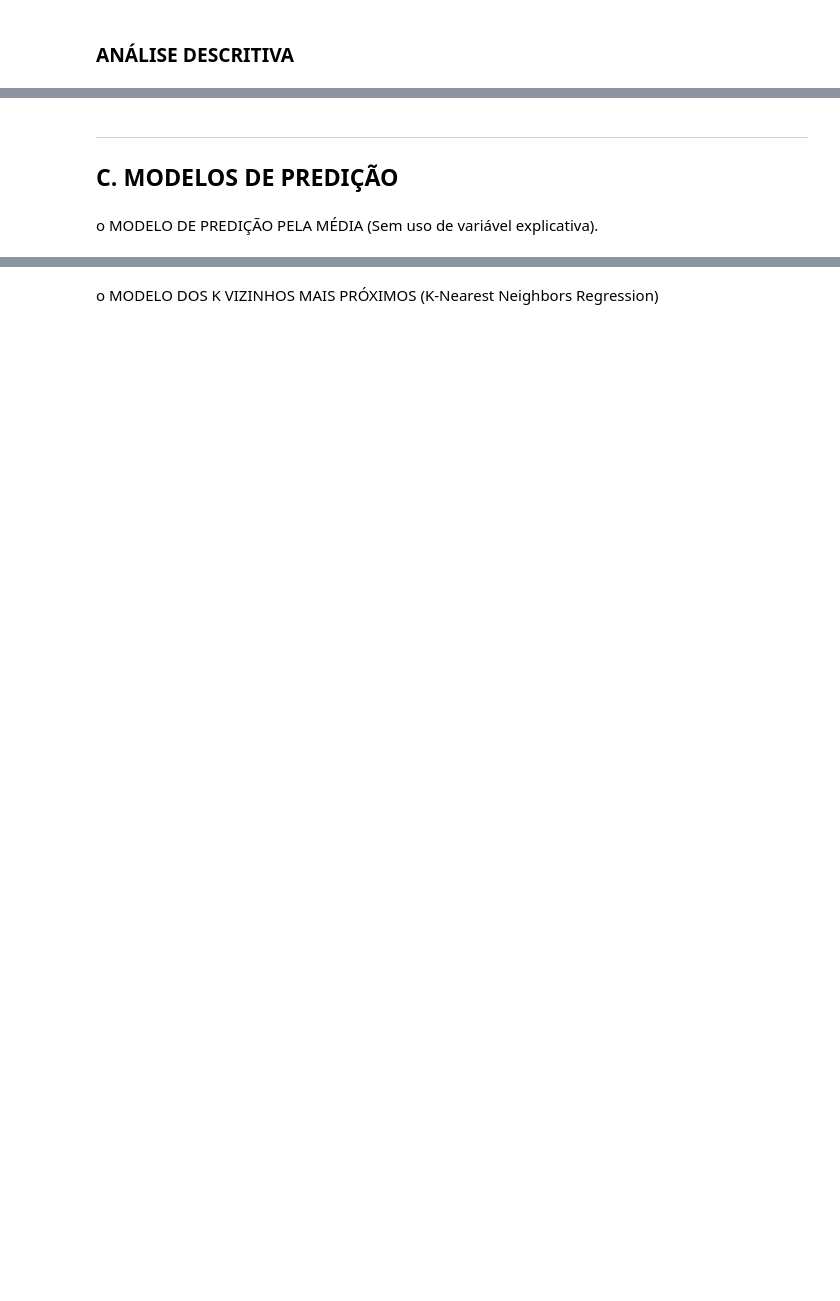
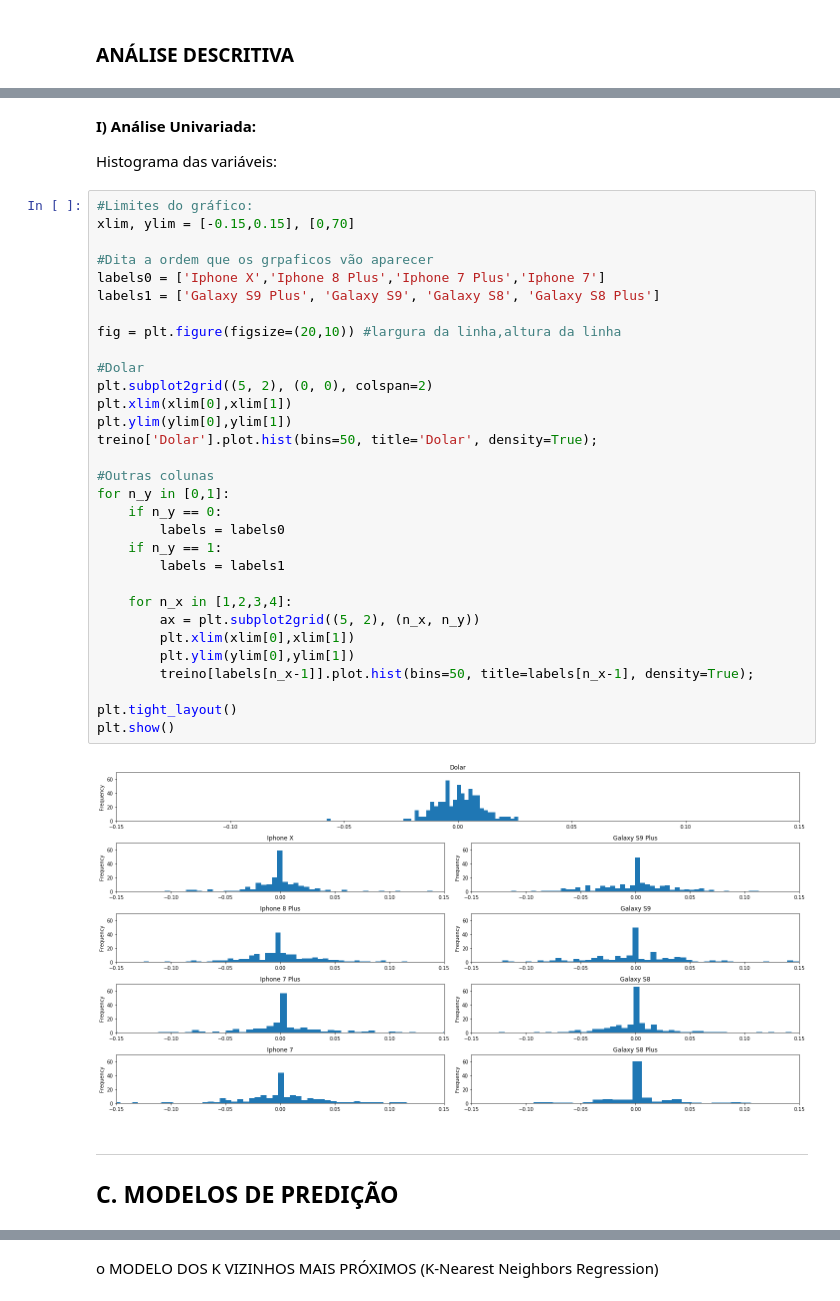
Before and after one commit to gabrielmf1/DP-P3, a Jupyter notebook: Projeto3.ipynb, the cells around one changed output, grey strips where cells are left out. Saved outputs shown, nothing was run; the diff lists cells and outputs as text; blank space fills up the shorter version.

```diff
--- a/Projeto3.ipynb
+++ b/Projeto3.ipynb
@@ -167,5 +274,40 @@ Em nossa base de dados buscamos os preços de telefones das marcas Apple e Samsu
+# %% [markdown]
+__I) Análise Univariada:__ <br>
+
+Histograma das variáveis:
+# %%
+#Limites do gráfico:
+xlim, ylim = [-0.15,0.15], [0,70]
+
+#Dita a ordem que os grpaficos vão aparecer
+labels0 = ['Iphone X','Iphone 8 Plus','Iphone 7 Plus','Iphone 7']
+labels1 = ['Galaxy S9 Plus', 'Galaxy S9', 'Galaxy S8', 'Galaxy S8 Plus']
+
+fig = plt.figure(figsize=(20,10)) #largura da linha,altura da linha
+
+#Dolar
+plt.subplot2grid((5, 2), (0, 0), colspan=2)
+plt.xlim(xlim[0],xlim[1])
+plt.ylim(ylim[0],ylim[1])
+treino['Dolar'].plot.hist(bins=50, title='Dolar', density=True);
+
+#Outras colunas
+for n_y in [0,1]:
+    if n_y == 0:
+        labels = labels0
+    if n_y == 1:
+        labels = labels1
+
+    for n_x in [1,2,3,4]:
+        ax = plt.subplot2grid((5, 2), (n_x, n_y))
+        plt.xlim(xlim[0],xlim[1])
+        plt.ylim(ylim[0],ylim[1])
+        treino[labels[n_x-1]].plot.hist(bins=50, title=labels[n_x-1], density=True);
+
+plt.tight_layout()
+plt.show()
+# %% [output]
+[figure, added]
 # %% [markdown]
 ___
 ## C. MODELOS DE PREDIÇÃO
-# %% [markdown]
-o MODELO DE PREDIÇÃO PELA MÉDIA (Sem uso de variável explicativa).
```
Also changed, not shown: parts of 44 cells of this notebook, 1 other file.
